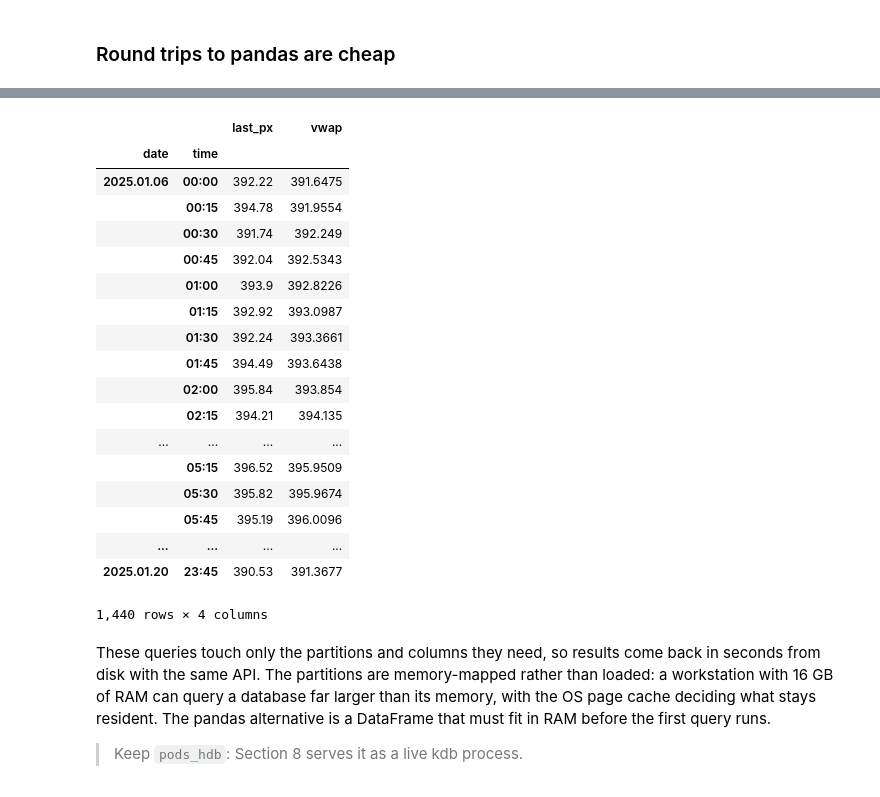
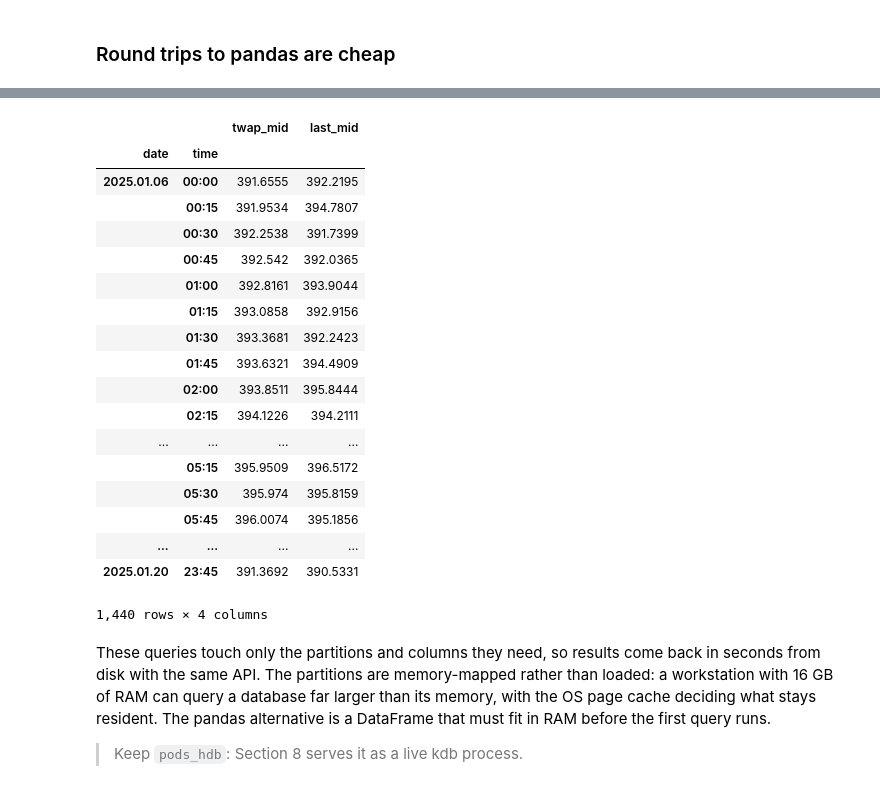
Before and after one commit to KxSystems/tutorials, a Jupyter notebook: KDB-X/Python/Pandas_at_Tick_Scale.ipynb, the cells around one changed output, grey strips where cells are left out. Saved outputs shown, nothing was run; the diff lists cells and outputs as text; code cells hidden in the pictures.

```diff
--- a/KDB-X/Python/Pandas_at_Tick_Scale.ipynb
+++ b/KDB-X/Python/Pandas_at_Tick_Scale.ipynb
@@ -506,10 +493,10 @@ Wall time: 267 ms
 360 rows × 3 columns
 # %%
 %%time
-# 15-minute VWAP + last, one symbol, 15 days
-db.trade.select(
-    columns=kx.Column('price').last().name('last_px') &
-            kx.Column('size').wavg(kx.Column('price')).name('vwap'),
+# 15-minute TWAP mid + last mid, one symbol, 15 days
+db.quote.select(
+    columns=((kx.Column('bid') + kx.Column('ask')) / 2).avg().name('twap_mid') &
+            ((kx.Column('bid') + kx.Column('ask')) / 2).last().name('last_mid'),
     by=kx.Column('date') & kx.Column('time').minute.xbar(15),
     where=kx.Column('sym') == 'AAPL',
 )
@@ -519,21 +506,21 @@ Wall time: 171 ms
-|  |  | last_px | vwap |
+|  |  | twap_mid | last_mid |
 | date | time |  |  |
-| 2025.01.06 | 00:00 | 392.22 | 391.6475 |
-|  | 00:15 | 394.78 | 391.9554 |
-|  | 00:30 | 391.74 | 392.249 |
-|  | 00:45 | 392.04 | 392.5343 |
-|  | 01:00 | 393.9 | 392.8226 |
-|  | 01:15 | 392.92 | 393.0987 |
-|  | 01:30 | 392.24 | 393.3661 |
-|  | 01:45 | 394.49 | 393.6438 |
-|  | 02:00 | 395.84 | 393.854 |
-|  | 02:15 | 394.21 | 394.135 |
+| 2025.01.06 | 00:00 | 391.6555 | 392.2195 |
+|  | 00:15 | 391.9534 | 394.7807 |
+|  | 00:30 | 392.2538 | 391.7399 |
+|  | 00:45 | 392.542 | 392.0365 |
+|  | 01:00 | 392.8161 | 393.9044 |
+|  | 01:15 | 393.0858 | 392.9156 |
+|  | 01:30 | 393.3681 | 392.2423 |
+|  | 01:45 | 393.6321 | 394.4909 |
+|  | 02:00 | 393.8511 | 395.8444 |
+|  | 02:15 | 394.1226 | 394.2111 |
 | ... | ... | ... | ... |
-|  | 05:15 | 396.52 | 395.9509 |
-|  | 05:30 | 395.82 | 395.9674 |
-|  | 05:45 | 395.19 | 396.0096 |
+|  | 05:15 | 395.9509 | 396.5172 |
+|  | 05:30 | 395.974 | 395.8159 |
+|  | 05:45 | 396.0074 | 395.1856 |
 | ... | ... | ... | ... |
-| 2025.01.20 | 23:45 | 390.53 | 391.3677 |
+| 2025.01.20 | 23:45 | 391.3692 | 390.5331 |
 1,440 rows × 4 columns
 # %% [markdown]
 These queries touch only the partitions and columns they need, so results come back in seconds from disk with the same API. The partitions are memory-mapped rather than loaded: a workstation with 16 GB of RAM can query a database far larger than its memory, with the OS page cache deciding what stays resident. The pandas alternative is a DataFrame that must fit in RAM before the first query runs.
```
Also changed, not shown: parts of 42 cells of this notebook.
